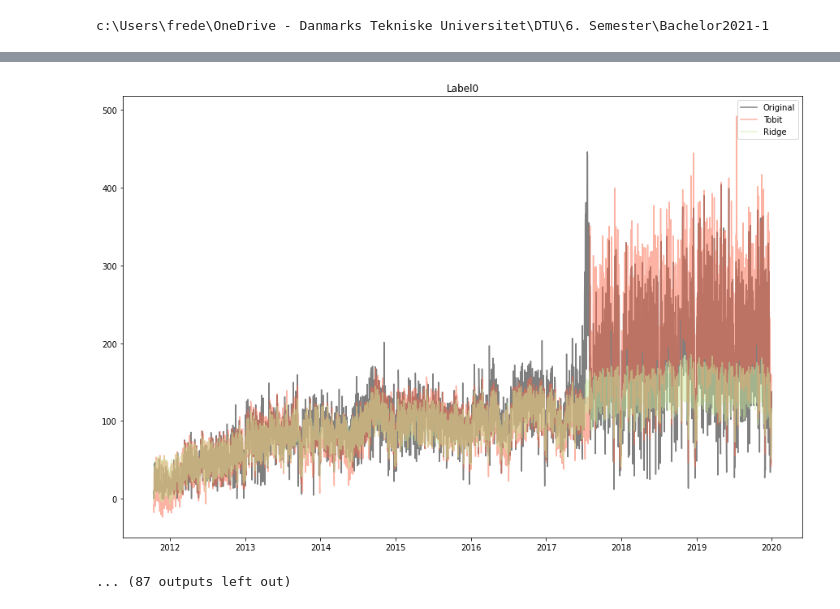
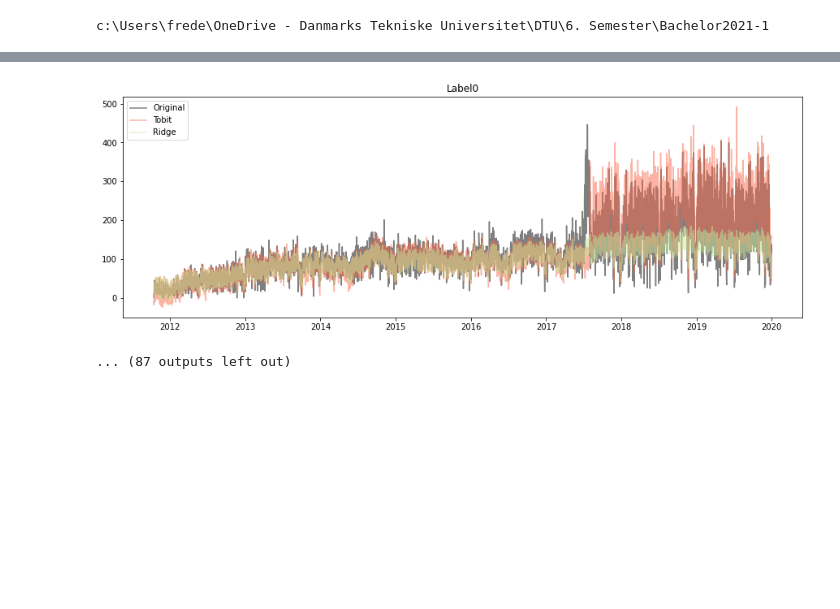
Before and after one commit to Jungar111/Bachelor2021, a Jupyter notebook: Modelling/Tobit_visualization.ipynb, the cells around one changed output, grey strips where cells are left out. Drawn from its saved outputs; the diff is of its cells as text; code cells hidden in the pictures; blank space fills up the shorter version.

```diff
--- a/Modelling/Tobit_visualization.ipynb
+++ b/Modelling/Tobit_visualization.ipynb
@@ -13,32 +13,32 @@ df = load_data()
 # %%
 cmap = plt.cm.bone
 rmap = plt.cm.Reds
 bmap = plt.cm.YlGn
 
 for label in range(8):
     pred = pd.read_csv(f"data\createdDat\Censorship_scheem\Tobit_0.5_censor_label{label}.csv")
     test_df = df[df["Label"]==label]
     test_df = test_df[-len(pred):]
-    plt.figure(figsize=(15,10))
+    plt.figure(figsize=(15,5))
     plt.plot(test_df.index,test_df["Energy (kWh)"], alpha=0.5, label = "Original", color=cmap(0))
     plt.plot(test_df.index,pred["Tobit_pred"], alpha = 0.5, label = "Tobit",color=rmap(0.5))
     plt.plot(test_df.index,pred["Ridge_pred"], alpha=0.5, label = "Ridge",color=bmap(0.3))
     plt.title(f"Label{label}")
     plt.legend()
     plt.show()
     print(f'r^2 score: {r2_score(test_df["Energy (kWh)"],pred["Tobit_pred"])}')
     print(f'RMSE: {np.sqrt(mean_squared_error(test_df["Energy (kWh)"],pred["Tobit_pred"]))}')
 # %% [output]
 [interactive output not drawn]
 [interactive output not drawn]
 [interactive output not drawn]
 [interactive output not drawn]
 [interactive output not drawn]
 [interactive output not drawn]
 [interactive output not drawn]
 [interactive output not drawn]
 [interactive output not drawn]
 [interactive output not drawn]
 [interactive output not drawn]
-[figure, old version]
+[figure, new version]
 ... (87 outputs left out)
```
